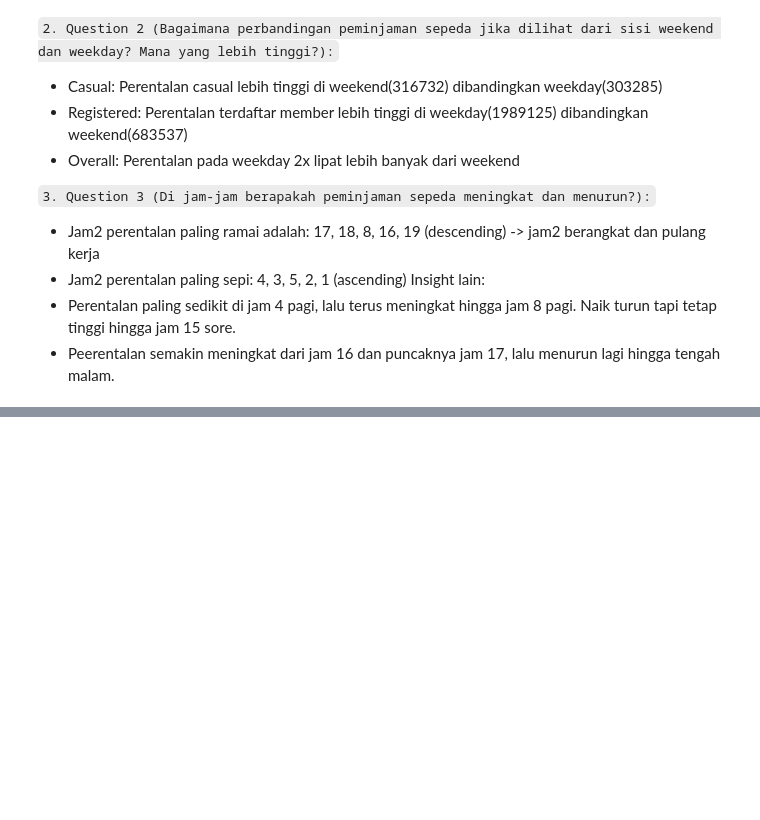
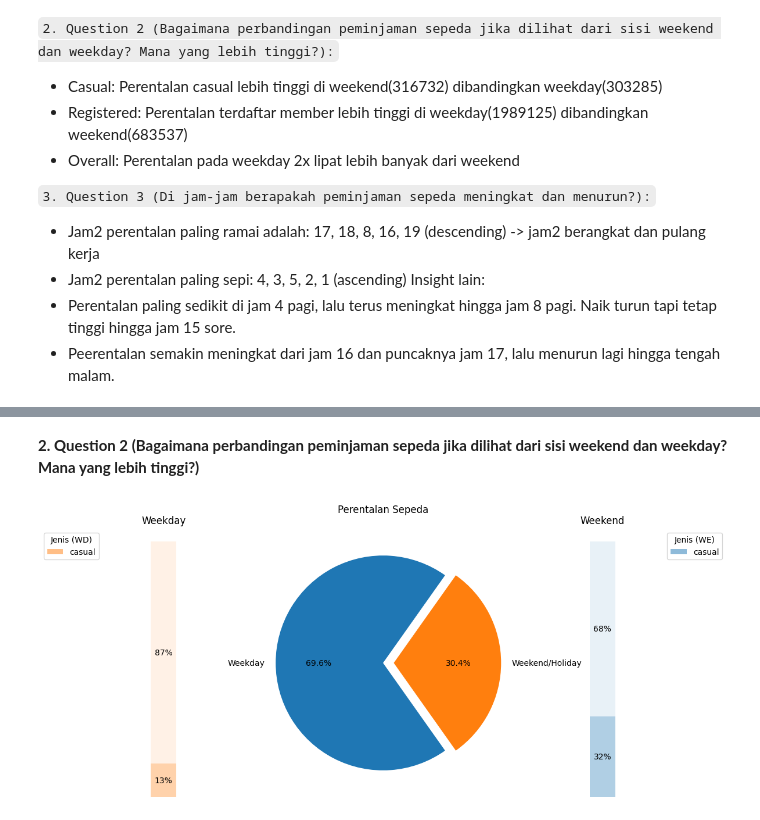
Before and after one commit to mayanggumelarr/herearallyn-code, a Jupyter notebook: fundamental-analisis-data/main.ipynb, the cells around one changed output, grey strips where cells are left out. Saved outputs shown, nothing was run; the diff lists cells and outputs as text; code cells hidden in the pictures; blank space fills up the shorter version.

```diff
--- a/fundamental-analisis-data/main.ipynb
+++ b/fundamental-analisis-data/main.ipynb
@@ -438,0 +538,2 @@ Insight lain:
+# %% [markdown]
+**2. Question 2 (Bagaimana perbandingan peminjaman sepeda jika dilihat dari sisi weekend dan weekday? Mana yang lebih tinggi?)**
@@ -438,0 +570,72 @@ Insight lain:
+# %%
+# ================== SETUP FIGURE (3 KOLOM)
+# Kolom 0: Bar Weekday, Kolom 1: Pie Chart, Kolom 2: Bar Weekend
+fig, (ax_wd, ax_pie, ax_we) = plt.subplots(1, 3, figsize=(12, 6),
+                                           gridspec_kw={'width_ratios': [1, 3, 1]})
+fig.subplots_adjust(wspace=0.1)
+
+# ================== 2. PIE CHART (TENGAH)
+angle = -180 * overall_ratios[0]
+wedges, texts, autotexts = ax_pie.pie(
+    overall_ratios,
+    autopct='%1.1f%%',
+    startangle=angle,
+    labels=labels,
+    explode=explode,
+    colors=['C1', 'C0'] # Pastikan warna sinkron (C1 Oranye = Weekday, C0 Biru = Weekend)
+)
+ax_pie.set_title("Perentalan Sepeda", pad=20)
+
+# ================== BAR WEEKDAY (KIRI)
+group_ratios_weekday = [weekday_casual_ratio, weekday_registered_ratio]
+group_labels_weekday = ['casual', 'registered']
+width = 0.5
+bottom = 1
+
+for i, (height, label) in enumerate(reversed(list(zip(group_ratios_weekday, group_labels_weekday)))):
+    bottom -= height
+    bc = ax_wd.bar(
+        0, height, width,
+        bottom=bottom,
+        color='C1',
+        alpha=0.1 + 0.25 * i,
+        label=label if i == 1 else ""
+    )
+    ax_wd.bar_label(bc, labels=[f"{height:.0%}"], label_type='center')
+
+ax_wd.set_title('Weekday')
+ax_wd.set_xlim(-1, 1)
+ax_wd.axis('off')
+
+# ================== BAR WEEKEND (KANAN)
+group_ratios_weekend = [weekend_casual_ratio, weekend_registered_ratio]
+group_labels_weekend = ['casual', 'registered']
+bottom = 1
+
+for i, (height, label) in enumerate(reversed(list(zip(group_ratios_weekend, group_labels_weekend)))):
+    bottom -= height
+    bc = ax_we.bar(
+        0, height, width,
+        bottom=bottom,
+        color='C0',
+        alpha=0.1 + 0.25 * i,
+        label=label if i == 1 else ""
+    )
+    ax_we.bar_label(bc, labels=[f"{height:.0%}"], label_type='center')
+
+ax_we.set_title('Weekend')
+ax_we.set_xlim(-1, 1)
+ax_we.axis('off')
+
+# ================== 5. FINAL LEGEND SETTINGS
+# Menghilangkan transparansi pada legend agar warna kotak jelas
+leg_wd = ax_wd.legend(loc='upper right', bbox_to_anchor=(-0.1, 1), title="Jenis (WD)")
+for lh in leg_wd.legend_handles:
+    lh.set_alpha(0.5)
+
+leg_we = ax_we.legend(loc='upper left', bbox_to_anchor=(1.1, 1), title="Jenis (WE)")
+for lh in leg_we.legend_handles:
+    lh.set_alpha(0.5)
+plt.show()
+# %% [output]
+[figure, added]
```
Also changed, not shown: parts of 10 cells of this notebook, 2 other files.
